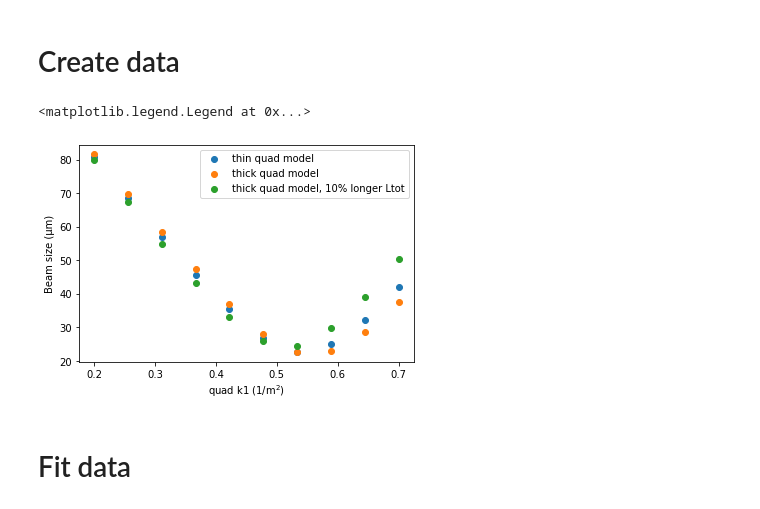
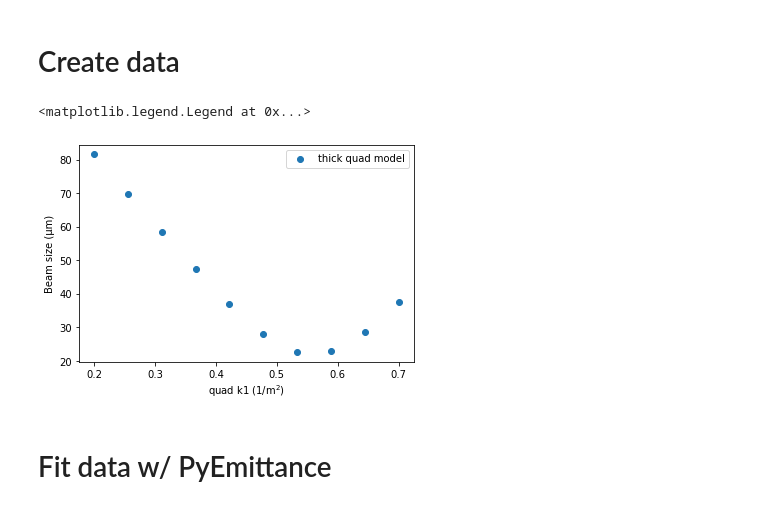
Before and after one commit to slaclab/PyEmittance, a Jupyter notebook: simple_test.ipynb, the cells around one changed output. Saved outputs shown, nothing was run; the diff lists cells and outputs as text; code cells hidden in the pictures.

```diff
--- a/simple_test.ipynb
+++ b/simple_test.ipynb
@@ -7,13 +5,12 @@ from numpy import sin, cos, sinh, cosh, sqrt
 # Create data
 # %%
 # Some beam covariance matrix
-
 EMIT = 1e-9
 BETA_X = 10
 ALPHA_X = -1
 GAMMA_X = (1+ALPHA_X**2)/BETA_X
-SIGMA_X = sqrt(EMIT*BETA_X)
-SIGMA_PX = sqrt(EMIT*GAMMA_X)
+SIGMA_X = np.sqrt(EMIT*BETA_X)
+SIGMA_PX = np.sqrt(EMIT*GAMMA_X)
 COV_X__PX = -ALPHA_X*EMIT
 
 
@@ -96,18 +38,15 @@ meas3 =  np.array([model3(k) for k in kLlist])
 # %%
 import matplotlib.pyplot as plt
 
-plt.scatter(kLlist, meas1*1e6, label='thin quad model')
-plt.scatter(kLlist, meas2*1e6, label='thick quad model')
-plt.scatter(kLlist, meas3*1e6, label='thick quad model, 10% longer Ltot')
-#plt.scatter(klist, meas3*1e6, label='thick quad model, 10% higher Lquad')
+plt.scatter(kLlist, meas*1e6, label='thick quad model')
 plt.xlabel(r'quad k1 (1/m$^2$)')
 plt.ylabel('Beam size (µm)')
 plt.legend()
 # %% [output]
 <matplotlib.legend.Legend at 0x...>
-[figure, old version]
+[figure, new version]
 # %% [markdown]
-# Fit data
+# Fit data w/ PyEmittance
 # %%
 from pyemittance.observer import Observer
 from pyemittance.emittance_calc import EmitCalc
```
Also changed, not shown: parts of 4 cells of this notebook, 1 other file.
